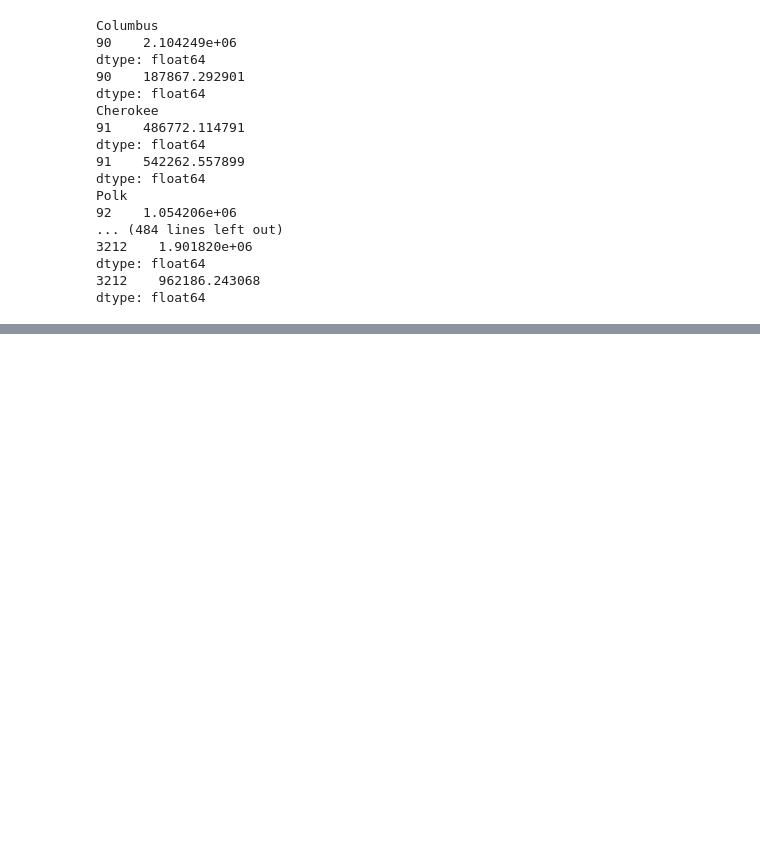
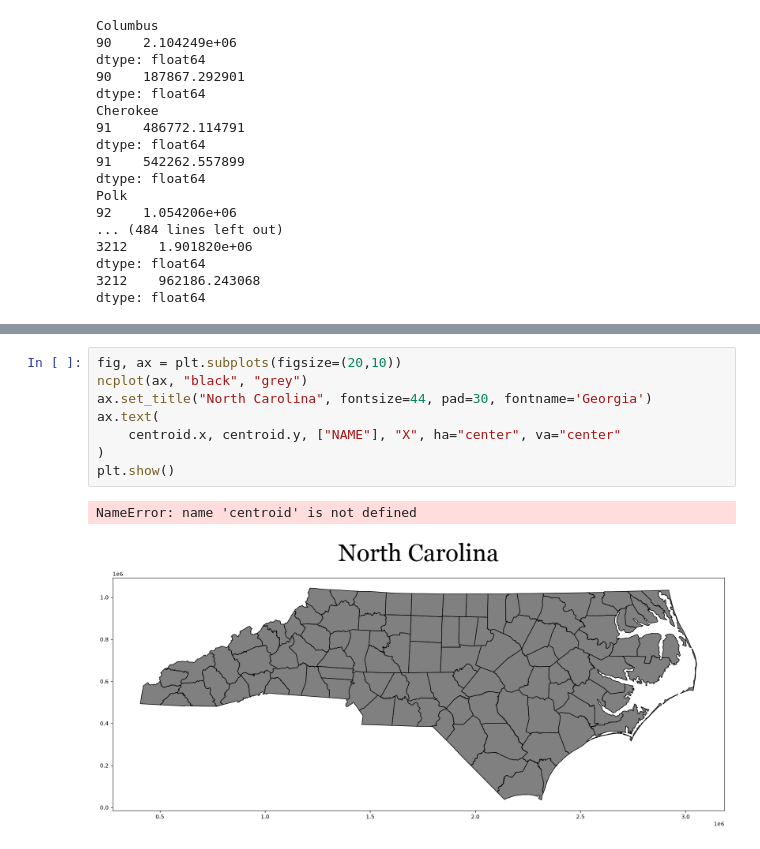
Before and after one commit to lane-erwin/geog592-cheyney, a Jupyter notebook: schedule/week09/GEOG592_map_legend_intro.ipynb, the cells around one changed output, grey strips where cells are left out. Cells and saved outputs as stored; diff of their text form; blank space fills up the shorter version.

```diff
--- a/schedule/week09/GEOG592_map_legend_intro.ipynb
+++ b/schedule/week09/GEOG592_map_legend_intro.ipynb
@@ -152,0 +152,11 @@ dtype: float64
+# %%
+fig, ax = plt.subplots(figsize=(20,10))
+ncplot(ax, "black", "grey")
+ax.set_title("North Carolina", fontsize=44, pad=30, fontname='Georgia')
+ax.text(
+    centroid.x, centroid.y, ["NAME"], "X", ha="center", va="center"
+)
+plt.show()
+# %% [output]
+NameError: name 'centroid' is not defined
+[figure, added]
```
Also changed, not shown: parts of 4 cells of this notebook, 1 other file.
